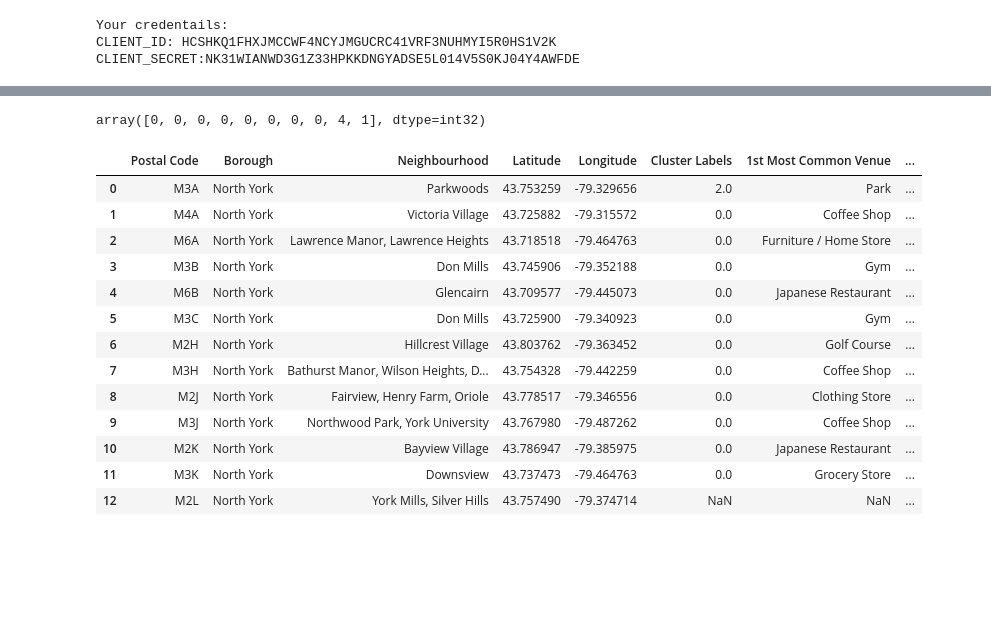
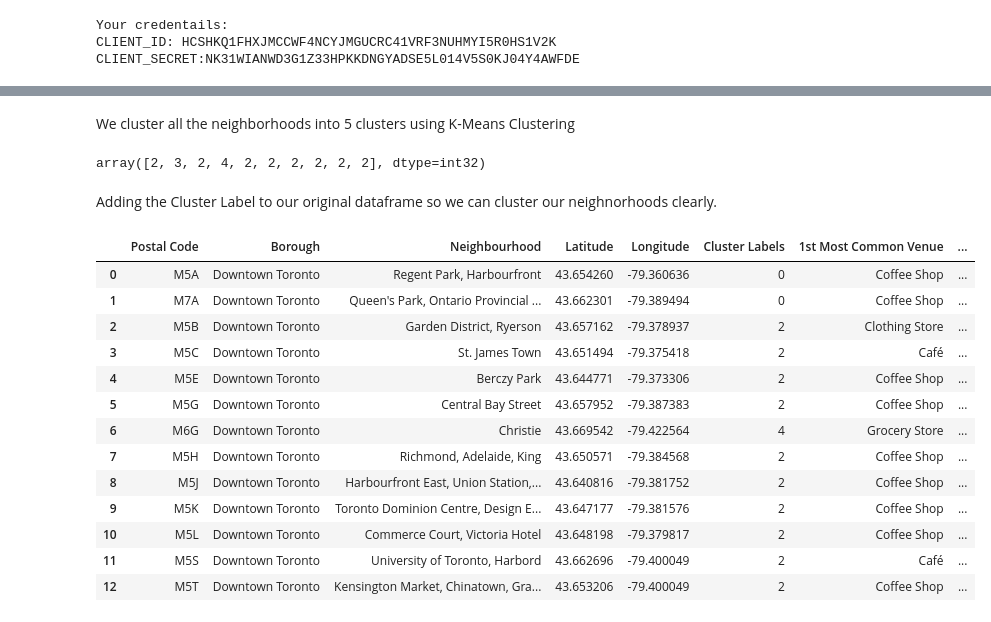
Before and after one commit to ssaurabh5/Coursera_Capstone_IBM_Data_Science_Project, a Jupyter notebook: Segmenting_and_Clustering_Neighborhoods_in_Toronto.ipynb, the cells around one changed output, grey strips where cells are left out. Cells and saved outputs as stored; diff of their text form; code cells hidden in the pictures; blank space fills up the shorter version.

```diff
--- a/Segmenting_and_Clustering_Neighborhoods_in_Toronto.ipynb
+++ b/Segmenting_and_Clustering_Neighborhoods_in_Toronto.ipynb
@@ -387,4 +443,4 @@ northyork_onehot.shape
 # %%
-northyork_grouped = northyork_onehot.groupby('Neighborhood').mean().reset_index()
-northyork_grouped
+toronto_grouped = toronto_onehot.groupby('Neighborhood').mean().reset_index()
+toronto_grouped
 # %% [output]
@@ -461,10 +523,10 @@ for ind in np.arange(num_top_venues):
 
 # create a new dataframe
 neighborhoods_venues_sorted = pd.DataFrame(columns=columns)
-neighborhoods_venues_sorted['Neighborhood'] = northyork_grouped['Neighborhood']
+neighborhoods_venues_sorted['Neighborhood'] = toronto_grouped['Neighborhood']
 
-for ind in np.arange(northyork_grouped.shape[0]):
-    neighborhoods_venues_sorted.iloc[ind, 1:] = return_most_common_venues(northyork_grouped.iloc[ind, :], num_top_venues)
+for ind in np.arange(toronto_grouped.shape[0]):
+    neighborhoods_venues_sorted.iloc[ind, 1:] = return_most_common_venues(toronto_grouped.iloc[ind, :], num_top_venues)
 
 neighborhoods_venues_sorted.head(13)
 # %% [output]
@@ -485,41 +547,45 @@ neighborhoods_venues_sorted.head(13)
+# %% [markdown]
+We cluster all the neighborhoods into 5 clusters using K-Means Clustering
 # %%
 # set number of clusters
 kclusters = 5
 
-northyork_grouped_clustering = northyork_grouped.drop('Neighborhood', 1)
+toronto_grouped_clustering = toronto_grouped.drop('Neighborhood', 1)
 
 # run k-means clustering
-kmeans = KMeans(n_clusters=kclusters, random_state=0).fit(northyork_grouped_clustering)
+kmeans = KMeans(n_clusters=kclusters, random_state=0).fit(toronto_grouped_clustering)
 
 # check cluster labels generated for each row in the dataframe
 kmeans.labels_[:10]
 # %% [output]
-array([0, 0, 0, 0, 0, 0, 0, 0, 4, 1], dtype=int32)
+array([2, 3, 2, 4, 2, 2, 2, 2, 2, 2], dtype=int32)
 # %%
-neighborhoods_venues_sorted.drop('Cluster Labels',axis=1,inplace=True)
+#neighborhoods_venues_sorted.drop('Cluster Labels',axis=1,inplace=True)
+# %% [markdown]
+Adding the Cluster Label to our original dataframe so we can cluster our neighnorhoods clearly.
 # %%
 # add clustering labels
 neighborhoods_venues_sorted.insert(0, 'Cluster Labels', kmeans.labels_)
 
-northyork_merged = northyork_data
+toronto_merged = toronto_data
 
 # merge toronto_grouped with toronto_data to add latitude/longitude for each neighborhood
-northyork_merged = northyork_merged.join(neighborhoods_venues_sorted.set_index('Neighborhood'), on='Neighbourhood')
+toronto_merged = toronto_merged.join(neighborhoods_venues_sorted.set_index('Neighborhood'), on='Neighbourhood')
 
-northyork_merged.head(13) # check the last columns!
+toronto_merged.head(13) # check the last columns!
 # %% [output]
 |  | Postal Code | Borough | Neighbourhood | Latitude | Longitude | Cluster Labels | 1st Most Common Venue | ... |
-| 0 | M3A | North York | Parkwoods | 43.753259 | -79.329656 | 2.0 | Park | ... |
-| 1 | M4A | North York | Victoria Village | 43.725882 | -79.315572 | 0.0 | Coffee Shop | ... |
-| 2 | M6A | North York | Lawrence Manor, Lawrence Heights | 43.718518 | -79.464763 | 0.0 | Furniture / Home Store | ... |
-| 3 | M3B | North York | Don Mills | 43.745906 | -79.352188 | 0.0 | Gym | ... |
-| 4 | M6B | North York | Glencairn | 43.709577 | -79.445073 | 0.0 | Japanese Restaurant | ... |
-| 5 | M3C | North York | Don Mills | 43.725900 | -79.340923 | 0.0 | Gym | ... |
-| 6 | M2H | North York | Hillcrest Village | 43.803762 | -79.363452 | 0.0 | Golf Course | ... |
-| 7 | M3H | North York | Bathurst Manor, Wilson Heights, D... | 43.754328 | -79.442259 | 0.0 | Coffee Shop | ... |
-| 8 | M2J | North York | Fairview, Henry Farm, Oriole | 43.778517 | -79.346556 | 0.0 | Clothing Store | ... |
-| 9 | M3J | North York | Northwood Park, York University | 43.767980 | -79.487262 | 0.0 | Coffee Shop | ... |
-| 10 | M2K | North York | Bayview Village | 43.786947 | -79.385975 | 0.0 | Japanese Restaurant | ... |
-| 11 | M3K | North York | Downsview | 43.737473 | -79.464763 | 0.0 | Grocery Store | ... |
-| 12 | M2L | North York | York Mills, Silver Hills | 43.757490 | -79.374714 | NaN | NaN | ... |
+| 0 | M5A | Downtown Toronto | Regent Park, Harbourfront | 43.654260 | -79.360636 | 0 | Coffee Shop | ... |
+| 1 | M7A | Downtown Toronto | Queen's Park, Ontario Provincial ... | 43.662301 | -79.389494 | 0 | Coffee Shop | ... |
+| 2 | M5B | Downtown Toronto | Garden District, Ryerson | 43.657162 | -79.378937 | 2 | Clothing Store | ... |
+| 3 | M5C | Downtown Toronto | St. James Town | 43.651494 | -79.375418 | 2 | Café | ... |
+| 4 | M5E | Downtown Toronto | Berczy Park | 43.644771 | -79.373306 | 2 | Coffee Shop | ... |
+| 5 | M5G | Downtown Toronto | Central Bay Street | 43.657952 | -79.387383 | 2 | Coffee Shop | ... |
+| 6 | M6G | Downtown Toronto | Christie | 43.669542 | -79.422564 | 4 | Grocery Store | ... |
+| 7 | M5H | Downtown Toronto | Richmond, Adelaide, King | 43.650571 | -79.384568 | 2 | Coffee Shop | ... |
+| 8 | M5J | Downtown Toronto | Harbourfront East, Union Station,... | 43.640816 | -79.381752 | 2 | Coffee Shop | ... |
+| 9 | M5K | Downtown Toronto | Toronto Dominion Centre, Design E... | 43.647177 | -79.381576 | 2 | Coffee Shop | ... |
+| 10 | M5L | Downtown Toronto | Commerce Court, Victoria Hotel | 43.648198 | -79.379817 | 2 | Coffee Shop | ... |
+| 11 | M5S | Downtown Toronto | University of Toronto, Harbord | 43.662696 | -79.400049 | 2 | Café | ... |
+| 12 | M5T | Downtown Toronto | Kensington Market, Chinatown, Gra... | 43.653206 | -79.400049 | 2 | Coffee Shop | ... |
 # %%
```
Also changed, not shown: parts of 61 cells of this notebook.
